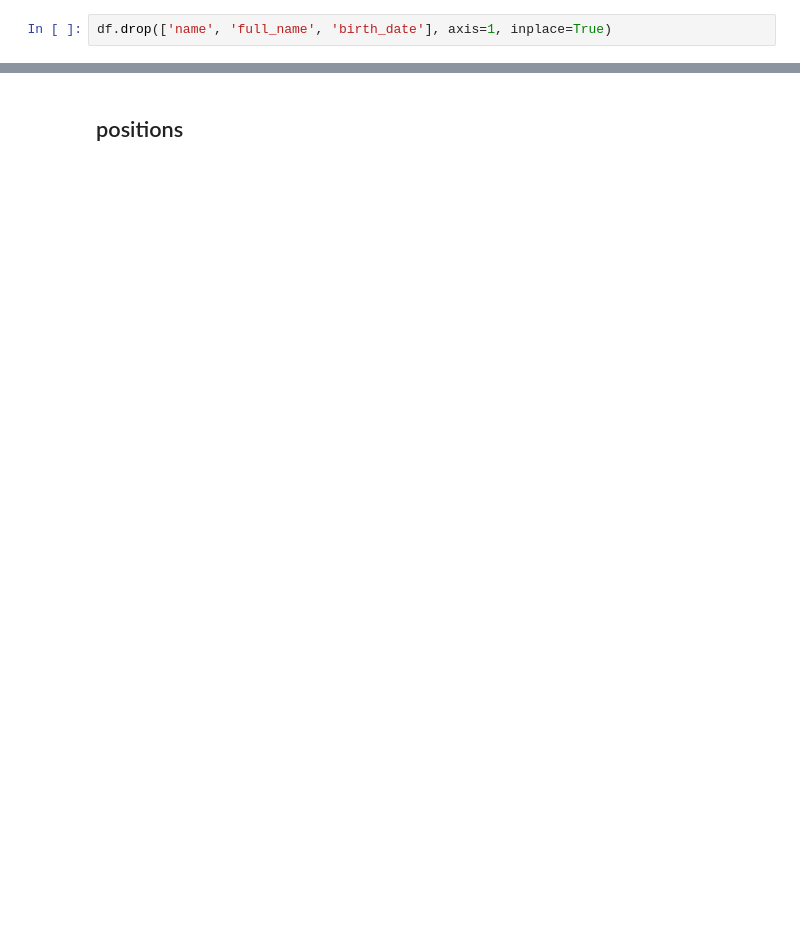
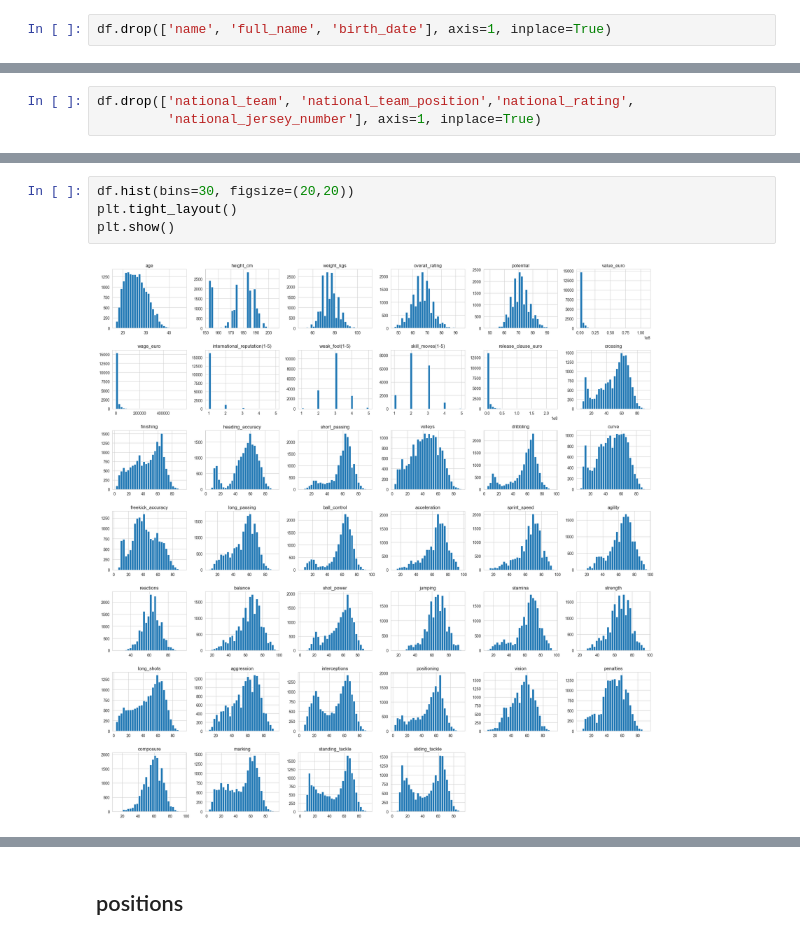
Before and after one commit to nttrung612/Football_Players_Rating_Prediction, a Jupyter notebook: preprocess.ipynb, the cells around one changed output, grey strips where cells are left out. Saved outputs shown, nothing was run; the diff lists cells and outputs as text; blank space fills up the shorter version.

```diff
--- a/preprocess.ipynb
+++ b/preprocess.ipynb
@@ -240,0 +54,3 @@ Name: count, dtype: int64
+# %%
+df.drop(['national_team', 'national_team_position','national_rating',
+         'national_jersey_number'], axis=1, inplace=True)
@@ -240,0 +65,6 @@ Name: count, dtype: int64
+# %%
+df.hist(bins=30, figsize=(20,20))
+plt.tight_layout()
+plt.show()
+# %% [output]
+[figure, added]
```
Also changed, not shown: parts of 103 cells of this notebook.
